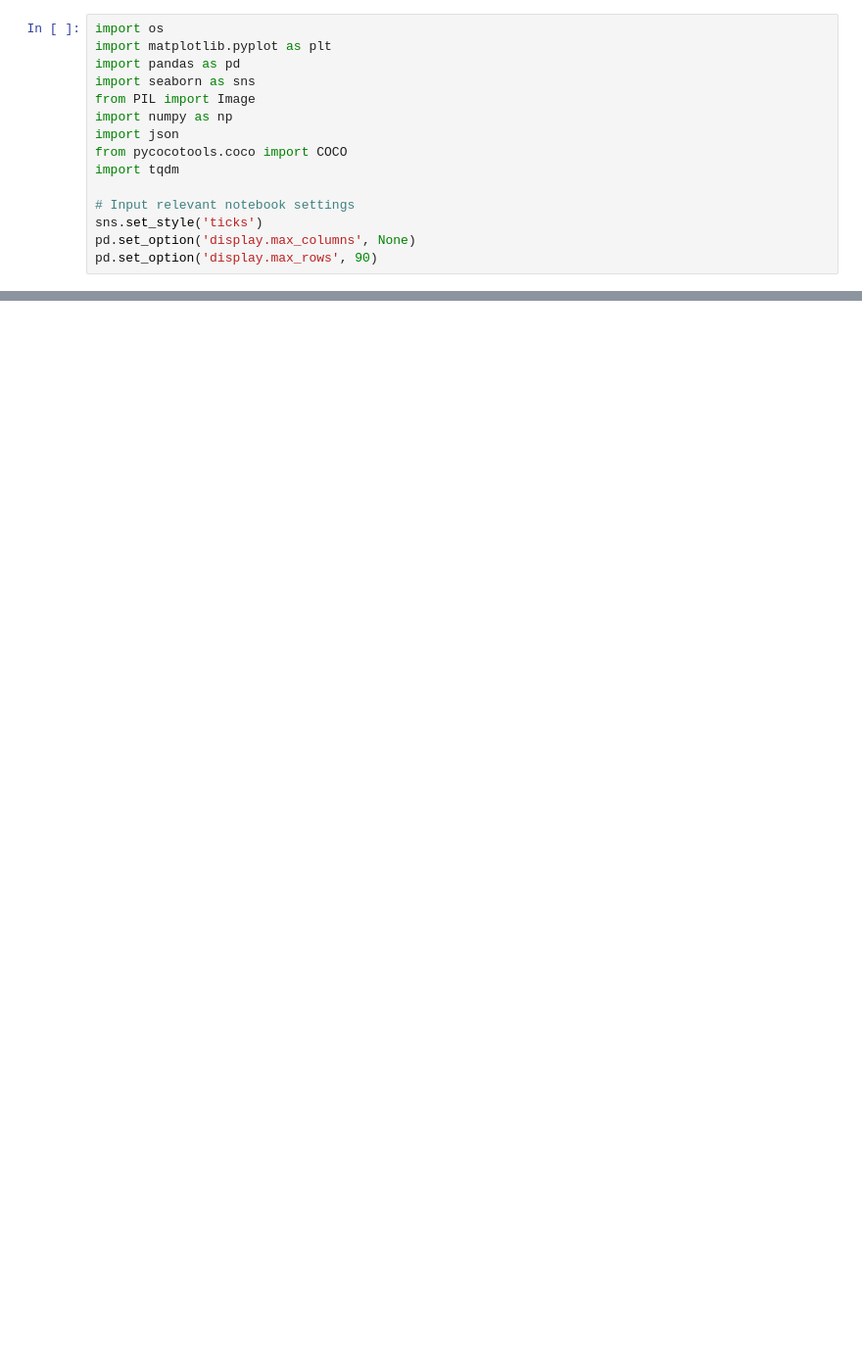
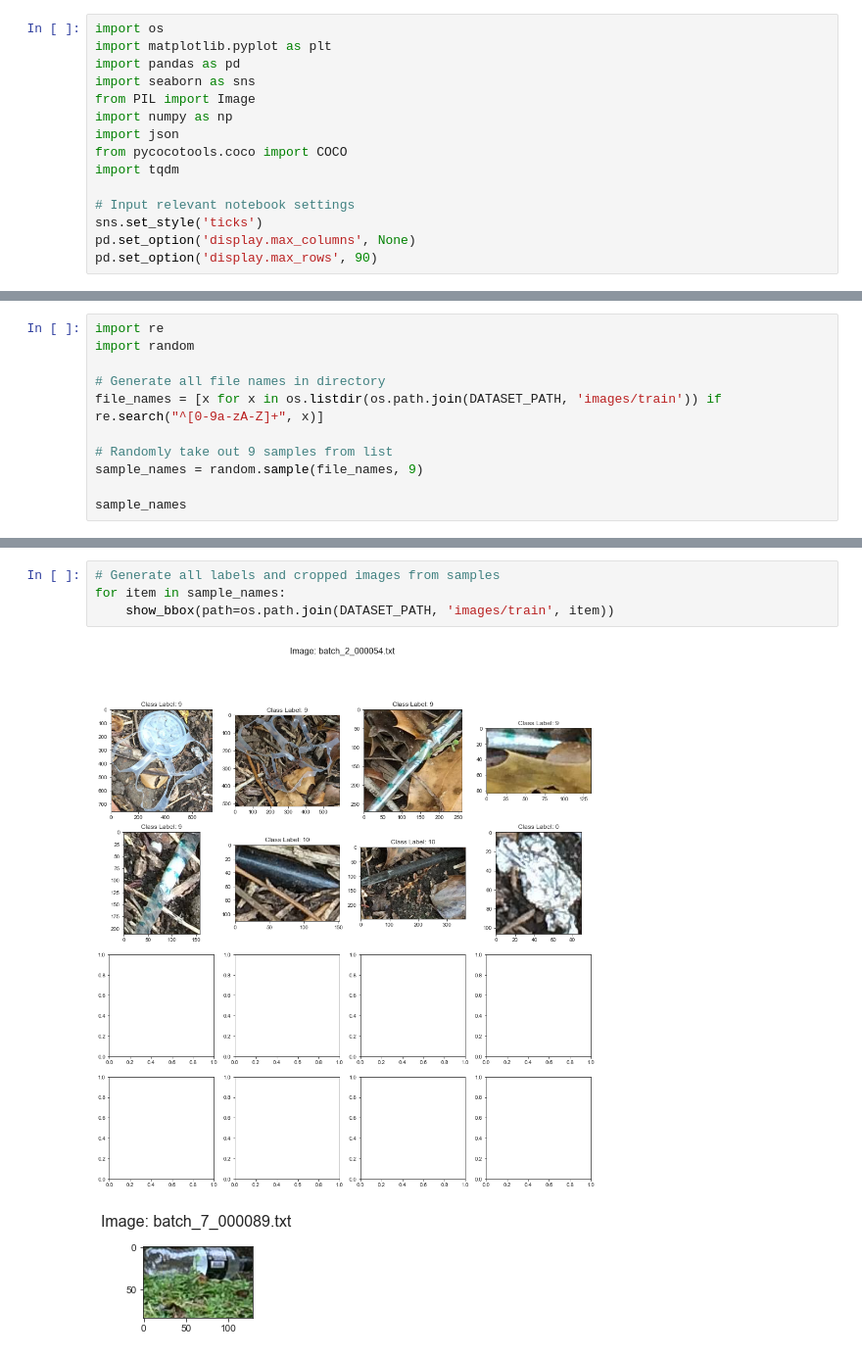
Before and after one commit to Jansen-Lin/aiap-team1-litter-detection, a Jupyter notebook: eda_ashtonpang.ipynb, the cells around one changed output, grey strips where cells are left out. Shown at 98% size. Saved outputs shown, nothing was run; the diff lists cells and outputs as text; blank space fills up the shorter version.

```diff
--- a/eda_ashtonpang.ipynb
+++ b/eda_ashtonpang.ipynb
@@ -119,0 +90,11 @@ locate_bbox(path='./data/taco/images/train/batch_1_000019.jpg')
+# %%
+import re
+import random
+
+# Generate all file names in directory
+file_names = [x for x in os.listdir(os.path.join(DATASET_PATH, 'images/train')) if re.search("^[0-9a-zA-Z]+", x)]
+
+# Randomly take out 9 samples from list
+sample_names = random.sample(file_names, 9)
+
+sample_names
@@ -119,0 +111,7 @@ locate_bbox(path='./data/taco/images/train/batch_1_000019.jpg')
+# %%
+# Generate all labels and cropped images from samples
+for item in sample_names:
+    show_bbox(path=os.path.join(DATASET_PATH, 'images/train', item))
+# %% [output]
+[figure, added]
+[figure, added]
```
Also changed, not shown: parts of 12 cells of this notebook.
